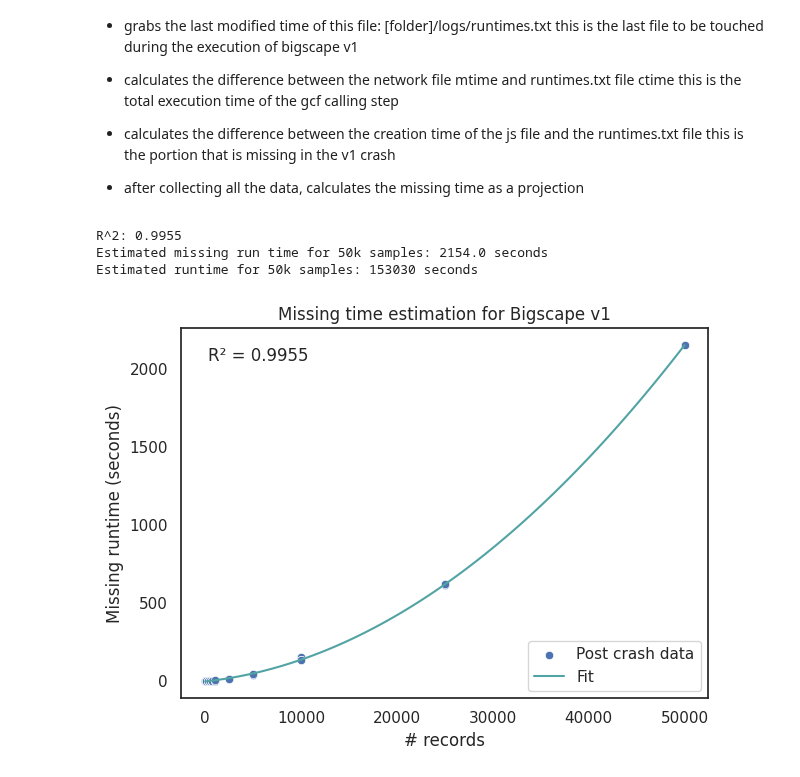
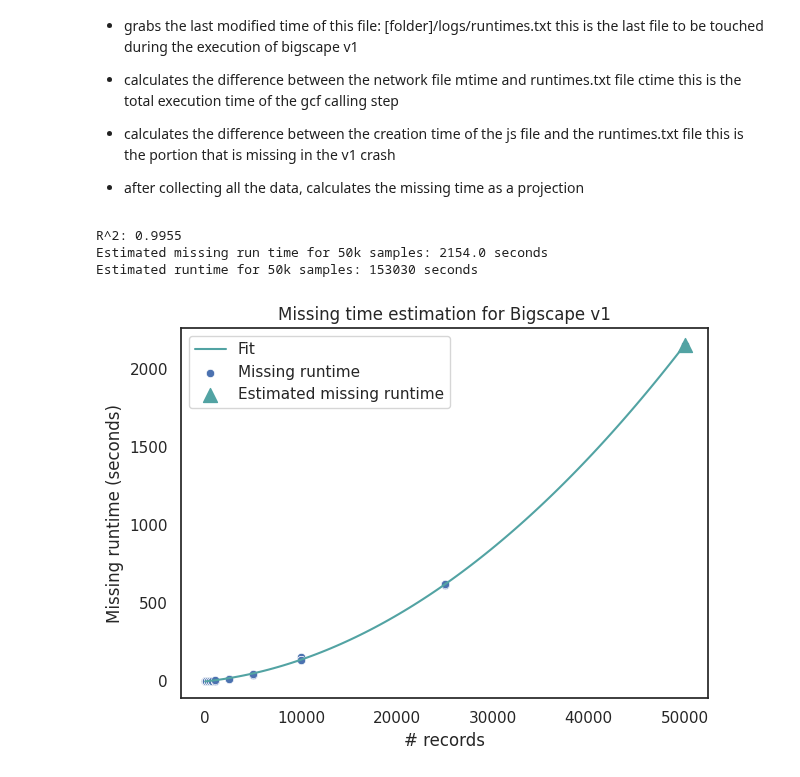
Before and after one commit to adraismawur/bigscape-v2-notebooks, a Jupyter notebook: crash_estimation.ipynb, the cells around one changed output. Drawn from its saved outputs; the diff is of its cells as text; code cells hidden in the pictures.

Commit message:
fix crash estimation image move as db memory source

```diff
--- a/crash_estimation.ipynb
+++ b/crash_estimation.ipynb
@@ -94,49 +94,52 @@ print(
 # calculate total runtime
 estimate_runtime = pre_crash_50k + estimate_missing_time
 
 # add total runtime to 50k row
 crashed_run_50k_row[0, 5] = estimate_runtime
 
 print(f"Estimated runtime for 50k samples: {estimate_runtime:.0f} seconds")
 
 # add the 50k row to the array
 crashed_run_estimate_array = np.vstack((crashed_run_estimate_array, crashed_run_50k_row))
 
 # save to csv
 pd.DataFrame(crashed_run_estimate_array, columns=crashed_run_estimate_source.columns).to_csv(
     "Supplementary_table_7_crash_estimation.csv", index=False
 )
 
-# scatterplot with plot of the fit
+# lineplot with the fit
+x_fit = np.linspace(0, 50000, 100)
+y_fit = np.polyval(np.polyfit_coeffs, x_fit)
+sns.lineplot(x=x_fit, y=y_fit, label="Fit", color=COLORS["bigscape_blue"])
+
+# scatterplot with data of the fit
 sns.scatterplot(
     x=crashed_run_estimate_array[:, 0],
     y=crashed_run_estimate_array[:, 6],
-    label="Post crash data",
+    label="Missing runtime",
+    color=COLORS["bigscape_blue"],
 )
-x_fit = np.linspace(0, 50000, 100)
-y_fit = np.polyval(np.polyfit_coeffs, x_fit)
-sns.lineplot(x=x_fit, y=y_fit, label="Fit", color=COLORS["bigscape_blue"])
+
+# estimation point for 50k
+plt.scatter(
+    50000,
+    estimate_missing_time,
+    marker="^",
+    color=COLORS["bigscape_blue"],
+    s=100,
+    label="Estimated missing runtime",
+)
+
+plt.legend()
+
 plt.xlabel("# records")
 plt.ylabel("Missing runtime (seconds)")
 plt.title("Missing time estimation for Bigscape v1")
-plt.legend()
-
-# add text with the estimate
-plt.text(
-    0.05,
-    0.95,
-    f"R² = {r_squared:.4f}\n",
-    transform=plt.gca().transAxes,
-    fontsize=12,
-    verticalalignment="top",
-    bbox=dict(facecolor="white", alpha=0.5, edgecolor="none"),
-)
-
 
 plt.tight_layout()
 plt.savefig("Fig_S8_post_crash_estimation_v1.svg", bbox_inches="tight")
 # %% [output]
 R^2: 0.9955
 Estimated missing run time for 50k samples: 2154.0 seconds
 Estimated runtime for 50k samples: 153030 seconds
-[figure, old version]
+[figure, new version]
```
Also changed, not shown: 1 other file.
